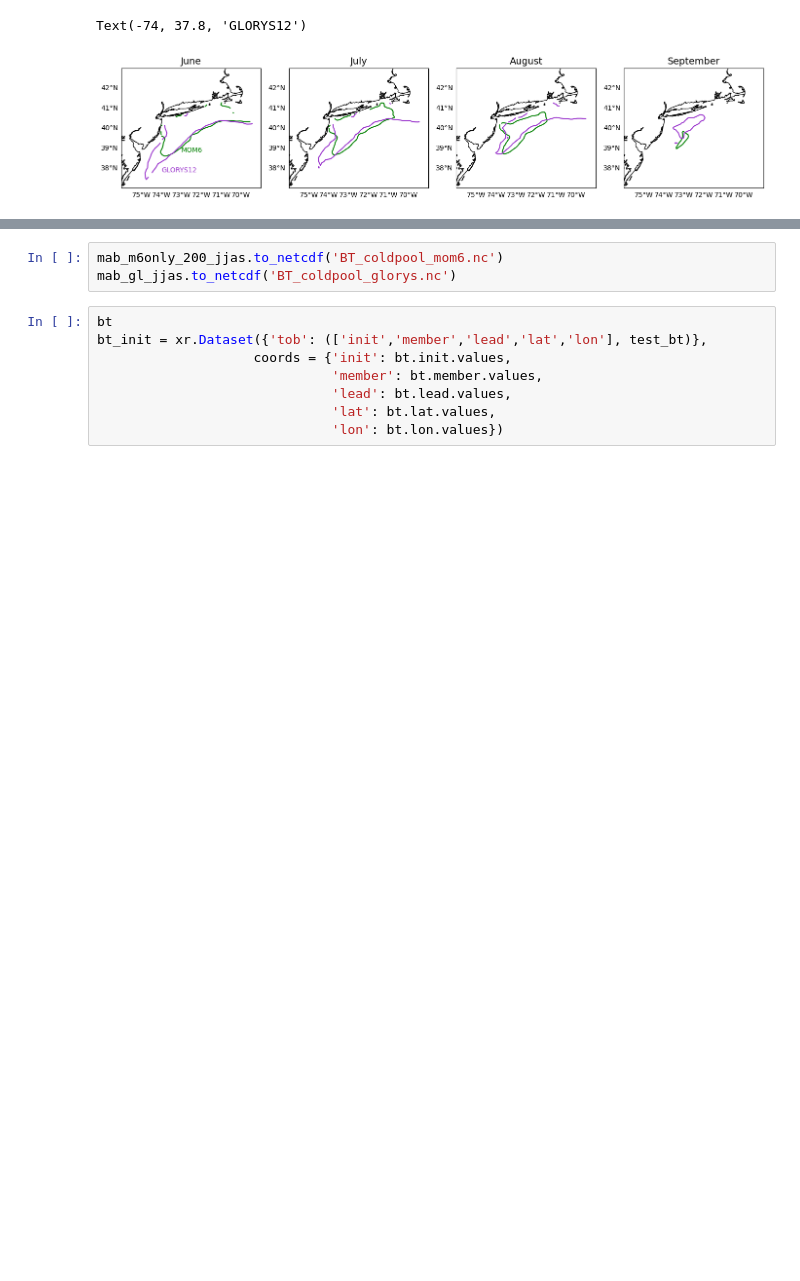
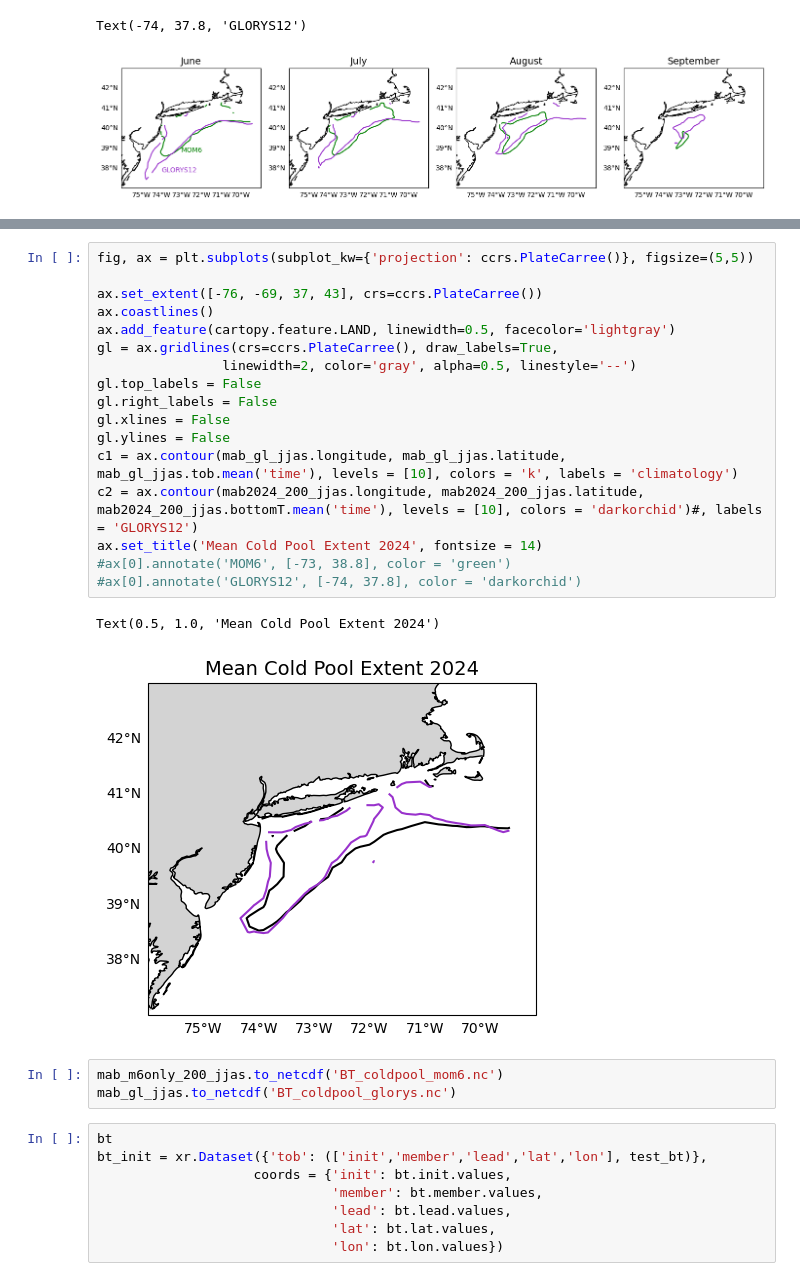
Before and after one commit to LGruenburg/MOM6_Validation, a Jupyter notebook: SOE/ColdPool_SOE.ipynb, the cells around one changed output, grey strips where cells are left out. Cells and saved outputs as stored; diff of their text form; blank space fills up the shorter version.

```diff
--- a/SOE/ColdPool_SOE.ipynb
+++ b/SOE/ColdPool_SOE.ipynb
@@ -273,3 +303,23 @@ Text(-74, 37.8, 'GLORYS12')
+# %%
+fig, ax = plt.subplots(subplot_kw={'projection': ccrs.PlateCarree()}, figsize=(5,5))
+
+ax.set_extent([-76, -69, 37, 43], crs=ccrs.PlateCarree())
+ax.coastlines()
+ax.add_feature(cartopy.feature.LAND, linewidth=0.5, facecolor='lightgray')
+gl = ax.gridlines(crs=ccrs.PlateCarree(), draw_labels=True,
+                linewidth=2, color='gray', alpha=0.5, linestyle='--')
+gl.top_labels = False
+gl.right_labels = False
+gl.xlines = False
+gl.ylines = False
+c1 = ax.contour(mab_gl_jjas.longitude, mab_gl_jjas.latitude, mab_gl_jjas.tob.mean('time'), levels = [10], colors = 'k', labels = 'climatology')
+c2 = ax.contour(mab2024_200_jjas.longitude, mab2024_200_jjas.latitude, mab2024_200_jjas.bottomT.mean('time'), levels = [10], colors = 'darkorchid')#, labels = 'GLORYS12')
+ax.set_title('Mean Cold Pool Extent 2024', fontsize = 14)
+#ax[0].annotate('MOM6', [-73, 38.8], color = 'green')
+#ax[0].annotate('GLORYS12', [-74, 37.8], color = 'darkorchid')
+# %% [output]
+Text(0.5, 1.0, 'Mean Cold Pool Extent 2024')
+[figure, added]
 # %%
 mab_m6only_200_jjas.to_netcdf('BT_coldpool_mom6.nc')
 mab_gl_jjas.to_netcdf('BT_coldpool_glorys.nc')
```
Also changed, not shown: parts of 9 cells of this notebook, 12 other files.
